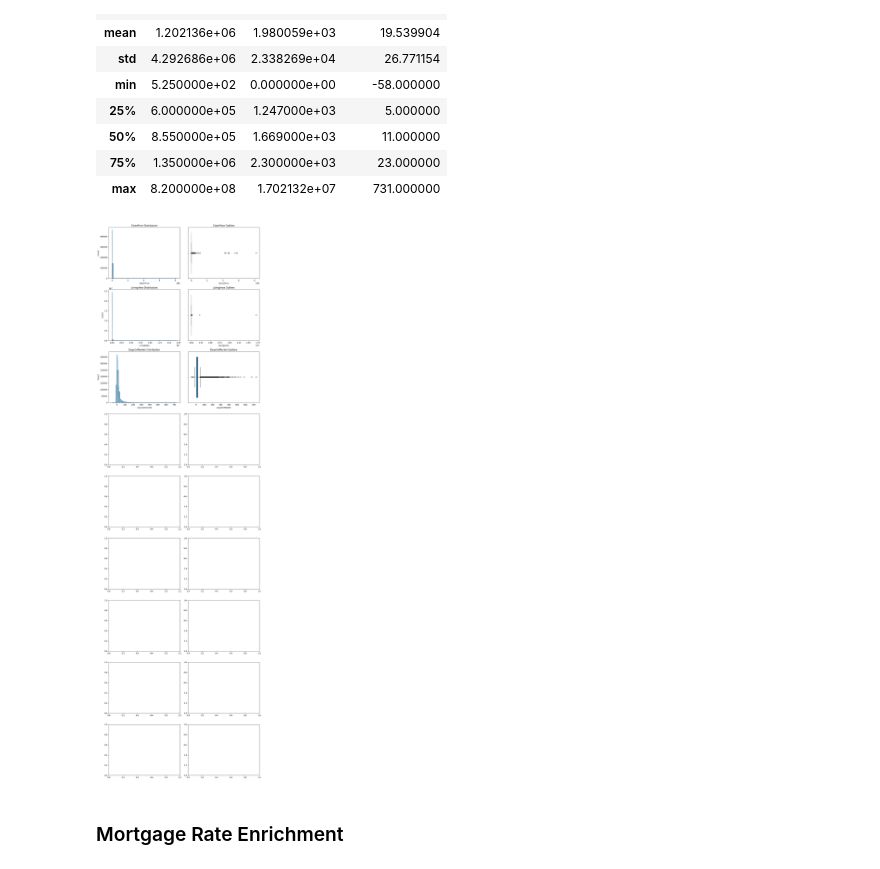
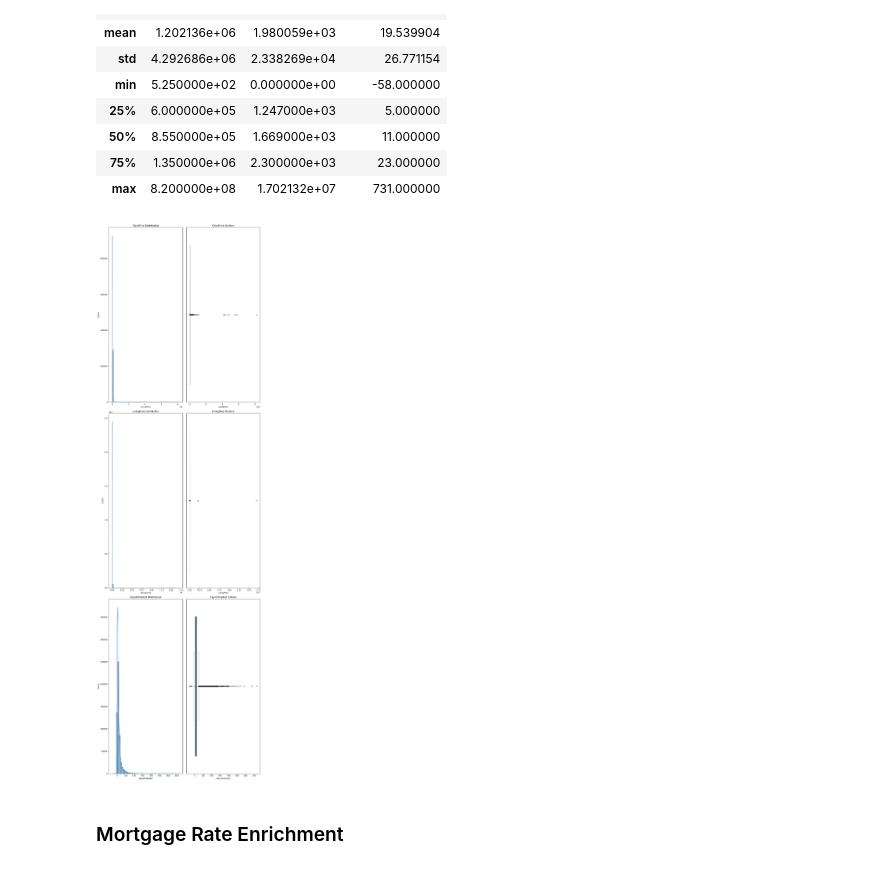
Before and after one commit to BoppingNoodles/IDX_Exchange, a Jupyter notebook: ListingAnalysis.ipynb, the cells around one changed output. Saved outputs shown, nothing was run; the diff lists cells and outputs as text; code cells hidden in the pictures.

```diff
--- a/ListingAnalysis.ipynb
+++ b/ListingAnalysis.ipynb
@@ -169,20 +169,20 @@ listing_df[core_numeric].describe()
 | max | 8.200000e+08 | 1.702132e+07 | 731.000000 |
 # %%
 # Graphs
-fig, axes = plt.subplots(nrows=9, ncols=2, figsize=(12,40))
+fig, axes = plt.subplots(nrows=3, ncols=2, figsize=(12,40))
 
 for i, col in enumerate(core_numeric):
     # Histogram
     sns.histplot(listing_df[col],bins=50,kde=True, ax=axes[i,0])
     axes[i,0].set_title(f'{col} Distribution')
 
     # Boxplot
     sns.boxplot(x=listing_df[col], ax=axes[i,1])
     axes[i,1].set_title(f'{col} Outliers')
 plt.tight_layout()
 plt.show()
 # %% [output]
-[figure, old version]
+[figure, new version]
 # %% [markdown]
 ### Mortgage Rate Enrichment
 # %%
```
Also changed, not shown: parts of 3 cells of this notebook.
